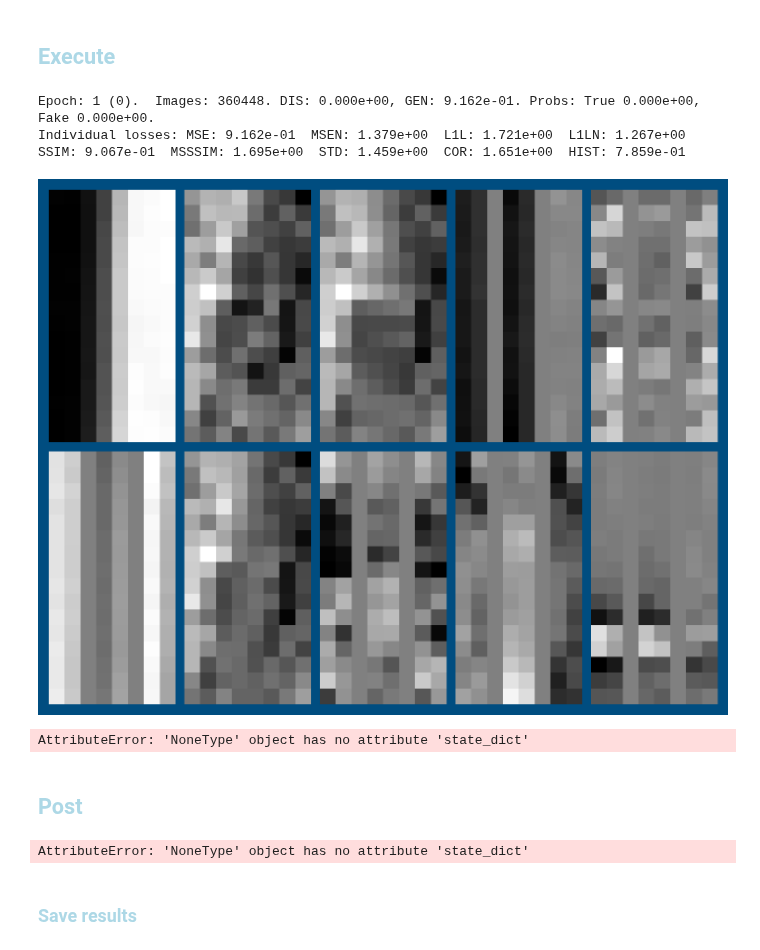
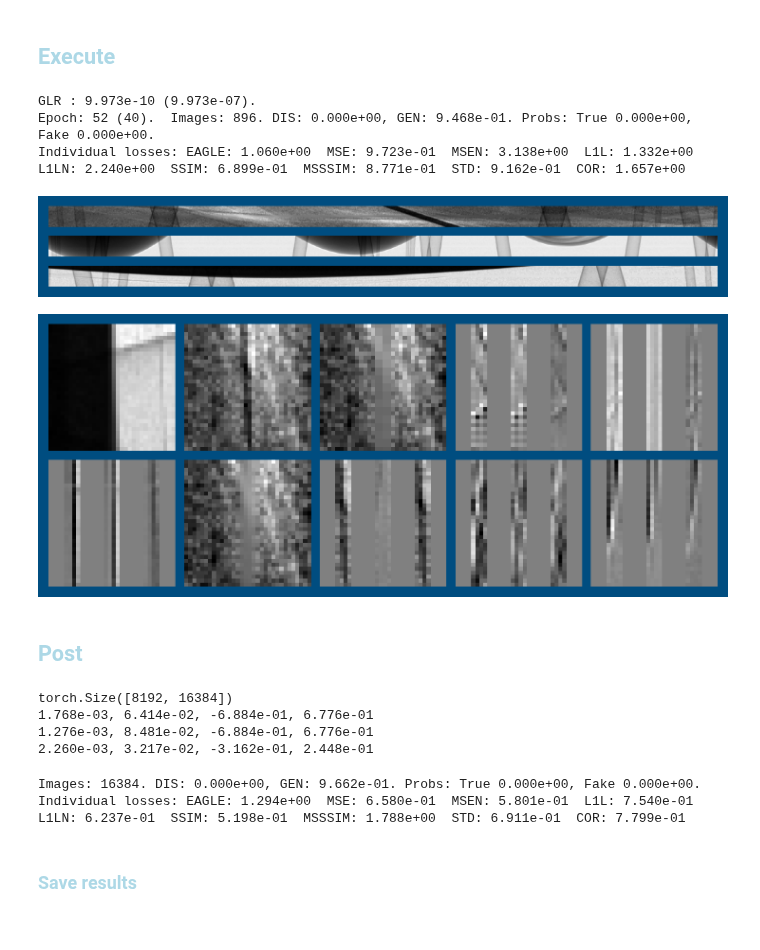
Before and after one commit to AustralianSynchrotron/sinogap, a Jupyter notebook: sinogap_bp1.ipynb, the cells around one changed output. Cells and saved outputs as stored; diff of their text form; code cells hidden in the pictures.

```diff
--- a/sinogap_bp1.ipynb
+++ b/sinogap_bp1.ipynb
@@ -33,22 +33,22 @@ sg.TCfg = sg.TCfgClass(
      exec = 1
     ,nofEpochs = None
     ,latentDim = 64
-    ,batchSize = 2**12
-    ,batchSplit = 2**0
+    ,batchSize = 2**6
+    ,batchSplit = 2**6
     ,labelSmoothFac = 0.1 # For Fake labels (or set to 0.0 for no smoothing).
     ,learningRateG = 1e-3
     ,learningRateD = 1e-3
     ,dataDir = 'data'
 )
 
-sg.DCfg = sg.DCfgClass(2,True)
+sg.DCfg = sg.DCfgClass(4,False)
 
 
 #os.environ["CTAS_MMAP_PATH"] = "/mnt/ssdData/"
 # %% [markdown]
 ### <font style="color:lightblue">Raw Read</font>
 # %%
-sg.trainSet = sg.createDataSet(sg.TCfg.dataDir, sg.listOfTrainData, expose = 1e-3)
+sg.trainSet = sg.createDataSet(sg.TCfg.dataDir, sg.listOfTrainData, expose = 2e-2)
 sg.trainLoader = sg.createDataLoader(sg.trainSet, num_workers=sg.TCfg.num_workers)
 sg.testSet = sg.createDataSet(sg.TCfg.dataDir+"/test", sg.listOfTestData, exclusive = True)
 sg.testLoader = sg.createDataLoader(sg.testSet, num_workers=sg.TCfg.num_workers)
@@ -74,10 +74,10 @@ Loading train set 4 of 4: data/test/18692b_input_Phantom0 ... Done
 ### <font style="color:lightblue">Show</font>
 # %%
 sg.examples = [
-    ((3, 690, 1105), 0.242), # 14
-    ((2, 131, 732), 0.598),
-    ((3, 12, 83, 517), 0.208),
-    ((2, 35, 9, 988), 0.615)
+    ((3, 476, 2880), 0.78),
+    ((2, 118,  988), 0.89),
+    ((0, 336, 645), 0.725),
+    ((3, 925,  592), 0.35)
 ]
 
 sg.refImages, sg.refNoises, sg.refBoxes = sg.createReferences(sg.testSet, 0)
@@ -252,64 +497,76 @@ _ = sg.displayImages()
 # %% [markdown]
 ## <font style="color:lightblue">Execute</font>
 # %%
+sg.freeGPUmem()
+sg.freeGPUmem()
 
-
-sg.scheduler_G.gamma = 1-0.05
+#torch.optim.lr_scheduler.LambdaLR(sg.optimizers_G[0], lambda epoch: 0.01).step()
+sg.scheduler_G = torch.optim.lr_scheduler.StepLR(sg.optimizers_G[0], 1, gamma=1-0.005)
 def my_beforeReport(sglocals) :
+    #return
     message = ""
 
-    message += "G" + sg.adjustScheduler(sg.scheduler_G, sg.TCfg.learningRateG, 0.001)
+    message += "G" + sg.adjustScheduler(sg.scheduler_G, sg.TCfg.learningRateG, 0.000001)
     sg.writer.add_scalars("Aux", {'LrnRate': sg.scheduler_G.get_last_lr()[0]/sg.TCfg.learningRateG}, sg.imer)
 
     #for metrics in ('L1L','SSIM','MSSSIM') :
     #    sg.metrices[metrics].weight = max(0, sg.metrices[metrics].weight - 0.005)
     #    message += f"{metrics} weight: {sg.metrices[metrics].weight}. "
     #    sg.writer.add_scalars("Aux", {metrics: sg.metrices[metrics].weight}, sg.imer)
 
     print(message)
-    return
-#sg.beforeReport = my_beforeReport
+sg.beforeReport = my_beforeReport
 
 def my_beforeEachEpoch(sglocals) :
-    sg.TCfg.batchSize = min(2**10, sg.TCfg.batchSize * 2)
-    sg.TCfg.batchSplit = max(2**0, int(sg.TCfg.batchSize / 2**5))
+    sg.TCfg.batchSize = int(min(2**12, sg.TCfg.batchSize * 2))
+    sg.TCfg.batchSplit = max(2**0, int(sg.TCfg.batchSize / 2**4))
     sg.writer.add_scalars("Aux", {'Batch size': math.log(sg.TCfg.batchSize,2)}, sg.imer)
     print(f"Batch size: {sg.TCfg.batchSize}, split: {sg.TCfg.batchSplit}", )
     return
 #sg.beforeEachEpoch = my_beforeEachEpoch
 
-#sg.TCfg.num_workers=0
+#sg.load_model(sg.generator.brickGenerator, model_path="saves/aio32/dbricks_2/model_gen.pt" )
+#sg.TCfg.num_workers=
 try :
     sg.train(savedCheckPoint)
 except :
     #del sg.dataLoader
     #del sg.testLoaderhuiVam
     sg.freeGPUmem()
     1/10 # to release Jupyuter memory in the next step
+    #sg.freeGPUmem()
     sg.epoch -= 1
     raise
-
-
-
-# loss MSE raw, BS=2**8, LR=1e-3
 # %% [output]
-Epoch: 1 (0).  Images: 360448. DIS: 0.000e+00, GEN: 9.162e-01. Probs: True 0.000e+00, Fake 0.000e+00.
-Individual losses: MSE: 9.162e-01  MSEN: 1.379e+00  L1L: 1.721e+00  L1LN: 1.267e+00  SSIM: 9.067e-01  MSSSIM: 1.695e+00  STD: 1.459e+00  COR: 1.651e+00  HIST: 7.859e-01
+GLR : 9.973e-10 (9.973e-07).
+Epoch: 52 (40).  Images: 896. DIS: 0.000e+00, GEN: 9.468e-01. Probs: True 0.000e+00, Fake 0.000e+00.
+Individual losses: EAGLE: 1.060e+00  MSE: 9.723e-01  MSEN: 3.138e+00  L1L: 1.332e+00  L1LN: 2.240e+00  SSIM: 6.899e-01  MSSSIM: 8.771e-01  STD: 9.162e-01  COR: 1.657e+00
-[figure, old version]
+[figure, new version]
-AttributeError: 'NoneType' object has no attribute 'state_dict'
+[figure, added]
 # %% [markdown]
 ## <font style="color:lightblue">Post</font>
+# %%
+for param in sg.generator.stripeGenerator.fcMix.parameters() :
+    if param.ndim == 2 :
+        print(param.shape)
+        sg.tensorStat(param)
+        sg.tensorStat(param[:,8192:])
+        sg.tensorStat(param[:,:8192])
+# %% [output]
+torch.Size([8192, 16384])
+1.768e-03, 6.414e-02, -6.884e-01, 6.776e-01
+1.276e-03, 8.481e-02, -6.884e-01, 6.776e-01
+2.260e-03, 3.217e-02, -3.162e-01, 2.448e-01
 # %%
 sg.saveCheckPoint(savedCheckPoint+".pth",
                            sg.epoch+1, sg.imer, sg.minGEpoch, sg.minGLoss,
-                           sg.generator, sg.generator,
+                           sg.generator, sg.discriminator,
                            sg.optimizer_G, sg.optimizer_D)
-# %% [output]
-AttributeError: 'NoneType' object has no attribute 'state_dict'
 # %%
+sg.epoch += 1
 for key in sg.resAcc.metrices.keys() :
     if sg.metrices[key].norm > 0 :
-        sg.writer.add_scalars("Metrices_per_epoch", {key : sg.resAcc.metrices[key],}, sg.epoch )
+        sg.writer.add_scalars("Metrices per epoch", {key : sg.resAcc.metrices[key],}, sg.epoch )
 
 resTest = sg.summarizeMe(sg.testLoader, False)
 resTest *= 1/resTest.nofIm
@@ -326,6 +583,9 @@ sg.writer.add_scalars("Probs epoch test",
                    ,'Gen':resTest.predFake
                    #,'Pre':trainRes.predGen
                    }, sg.epoch )
+# %% [output]
+Images: 16384. DIS: 0.000e+00, GEN: 9.662e-01. Probs: True 0.000e+00, Fake 0.000e+00.
+Individual losses: EAGLE: 1.294e+00  MSE: 6.580e-01  MSEN: 5.801e-01  L1L: 7.540e-01  L1LN: 6.237e-01  SSIM: 5.198e-01  MSSSIM: 1.788e+00  STD: 6.911e-01  COR: 7.799e-01
 # %%
 sg.testMe(trainSet, 5)
 # %% [markdown]
```
Also changed, not shown: parts of 11 cells of this notebook, 4 other files.
